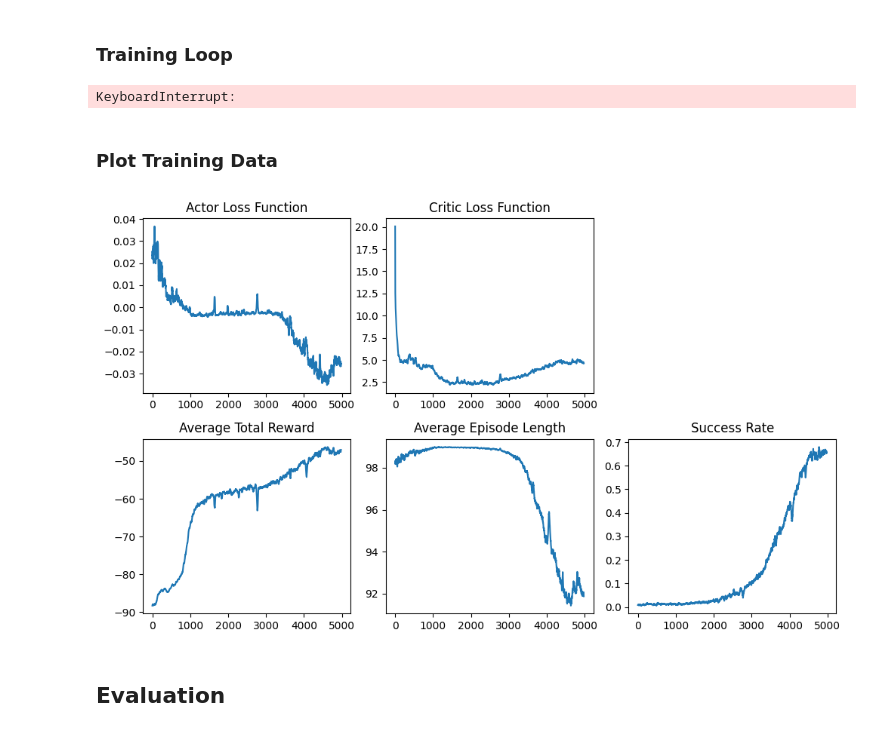
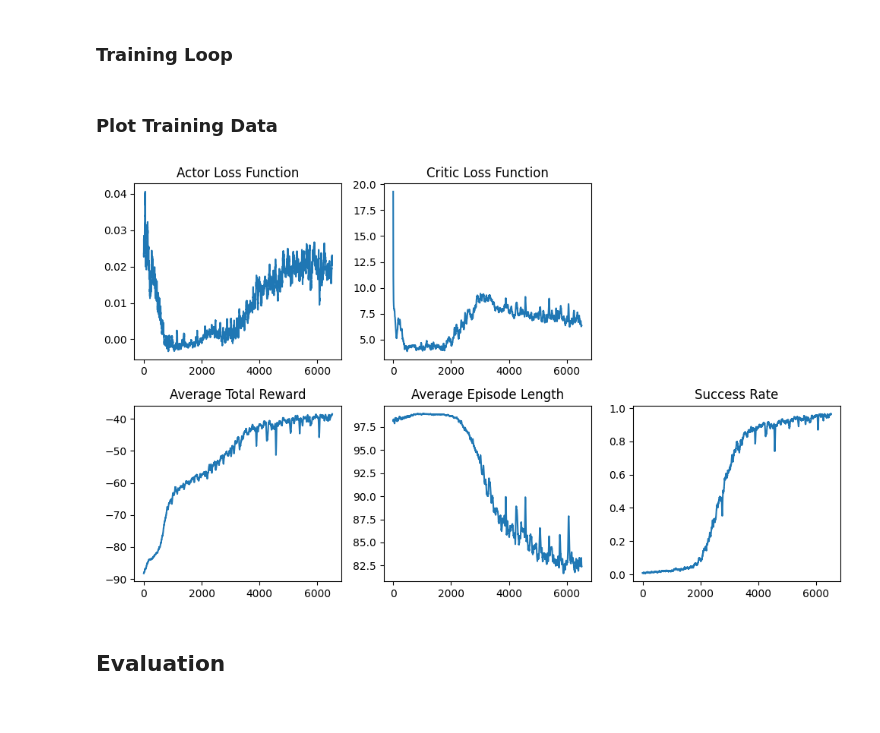
Before and after one commit to ChristianW26/CS372_Robot_Arm, a Jupyter notebook: notebooks/ppo_training.ipynb, the cells around one changed output. Cells and saved outputs as stored; diff of their text form; code cells hidden in the pictures.

Commit message:
6000 batches in

```diff
--- a/notebooks/ppo_training.ipynb
+++ b/notebooks/ppo_training.ipynb
@@ -44,36 +44,47 @@ env = ManiSkillVectorEnv(env, auto_reset=False, ignore_terminations=False)
 model = PPO(device, env, load_parameters=True, std=.3, actor_lr=1e-3, critic_lr=5e-3, clip=.1, time_penalty=1, success_bonus=10.0)
 
 # Model training
-model.train(num_batches=1_000, patience=None, save_freq=10)
+model.train(num_batches=10_000, patience=None, save_freq=10)
-# %% [output]
-KeyboardInterrupt:
 # %% [markdown]
 ### Plot Training Data
 # %%
+batch_size = 128
+env = gym.make(
+    "PickCube-v1",
+    num_envs=batch_size,
+    obs_mode="state",
+    control_mode="pd_joint_delta_pos",
+    render_mode=None,
+    robot_uids="so100",
+    max_episode_steps=100
+)
+env = ManiSkillVectorEnv(env, auto_reset=False, ignore_terminations=False)
+model = PPO(device, env, load_parameters=True)
+
 df = pd.read_csv(model.training_data_path)
 actor_losses = df['Actor Losses'].to_numpy()
 critic_losses = df['Critic Losses'].to_numpy()
 total_rewards = df['Total Rewards'].to_numpy()
 avg_lengths = df['Avg Lengths'].to_numpy()
 success_rate = df['Success Rates'].to_numpy()
 
 smoothing = 25
 fig, axs = plt.subplots(2, 3, num=1, clear=True, figsize = (10, 6))
 axs[0, 0].plot(np.convolve(actor_losses, np.ones(smoothing), 'valid') / smoothing)
 axs[0, 0].set(title='Actor Loss Function')
 axs[0, 1].plot(np.convolve(critic_losses, np.ones(smoothing), 'valid') / smoothing)
 axs[0, 1].set(title='Critic Loss Function')
 axs[0, 2].set_visible(False)
 axs[1, 0].plot(np.convolve(total_rewards, np.ones(smoothing), 'valid') / smoothing)
 axs[1, 0].set(title='Average Total Reward')
 axs[1, 1].plot(np.convolve(avg_lengths, np.ones(smoothing), 'valid') / smoothing)
 axs[1, 1].set(title='Average Episode Length')
 axs[1, 2].plot(np.convolve(success_rate, np.ones(smoothing), 'valid') / smoothing)
 axs[1, 2].set(title='Success Rate')
 fig.tight_layout()
 fig.show()
 # %% [output]
-[figure, old version]
+[figure, new version]
 # %% [markdown]
 ## Evaluation
 # %% [markdown]
```
Also changed, not shown: parts of 2 cells of this notebook, 3 other files.
